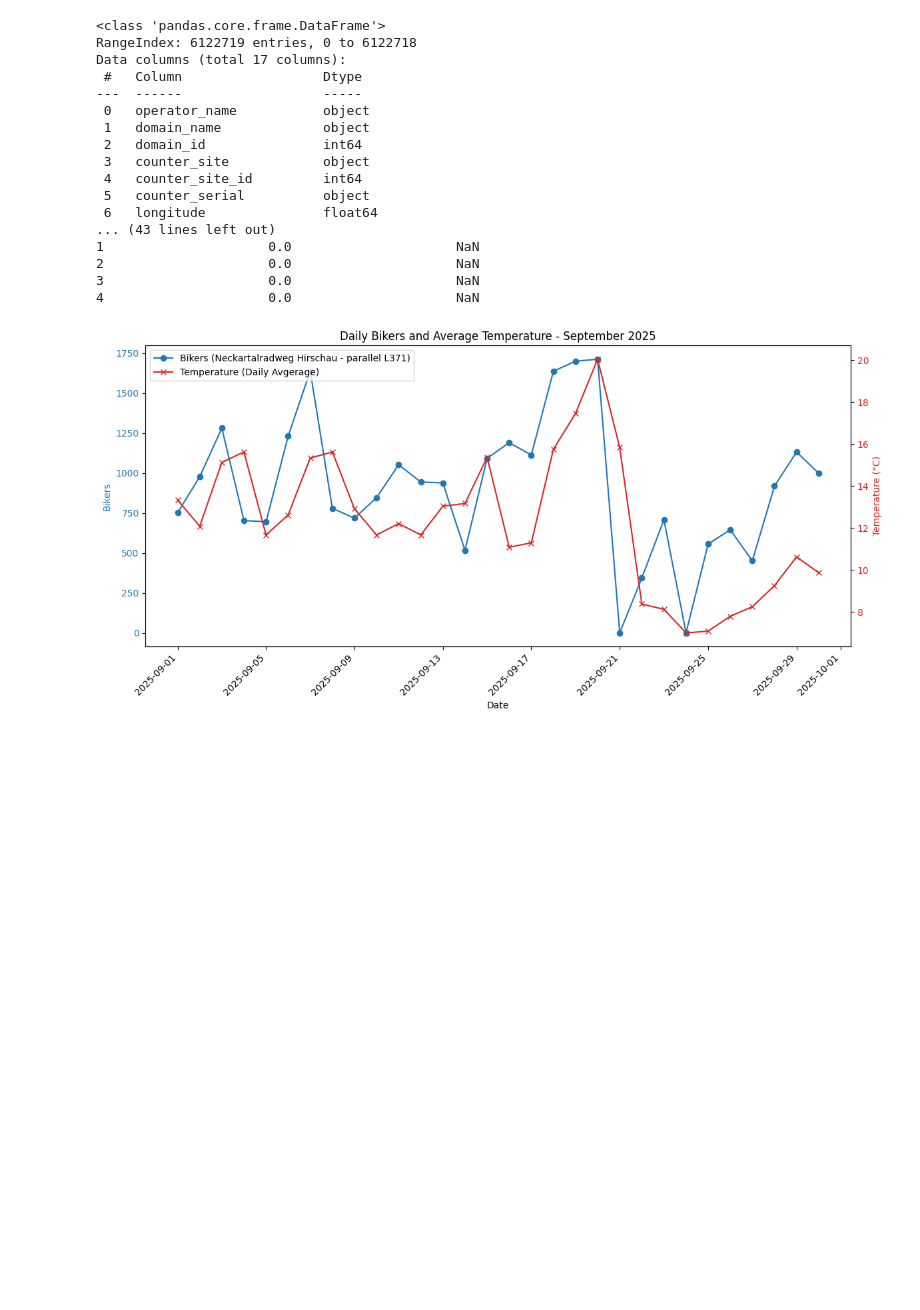
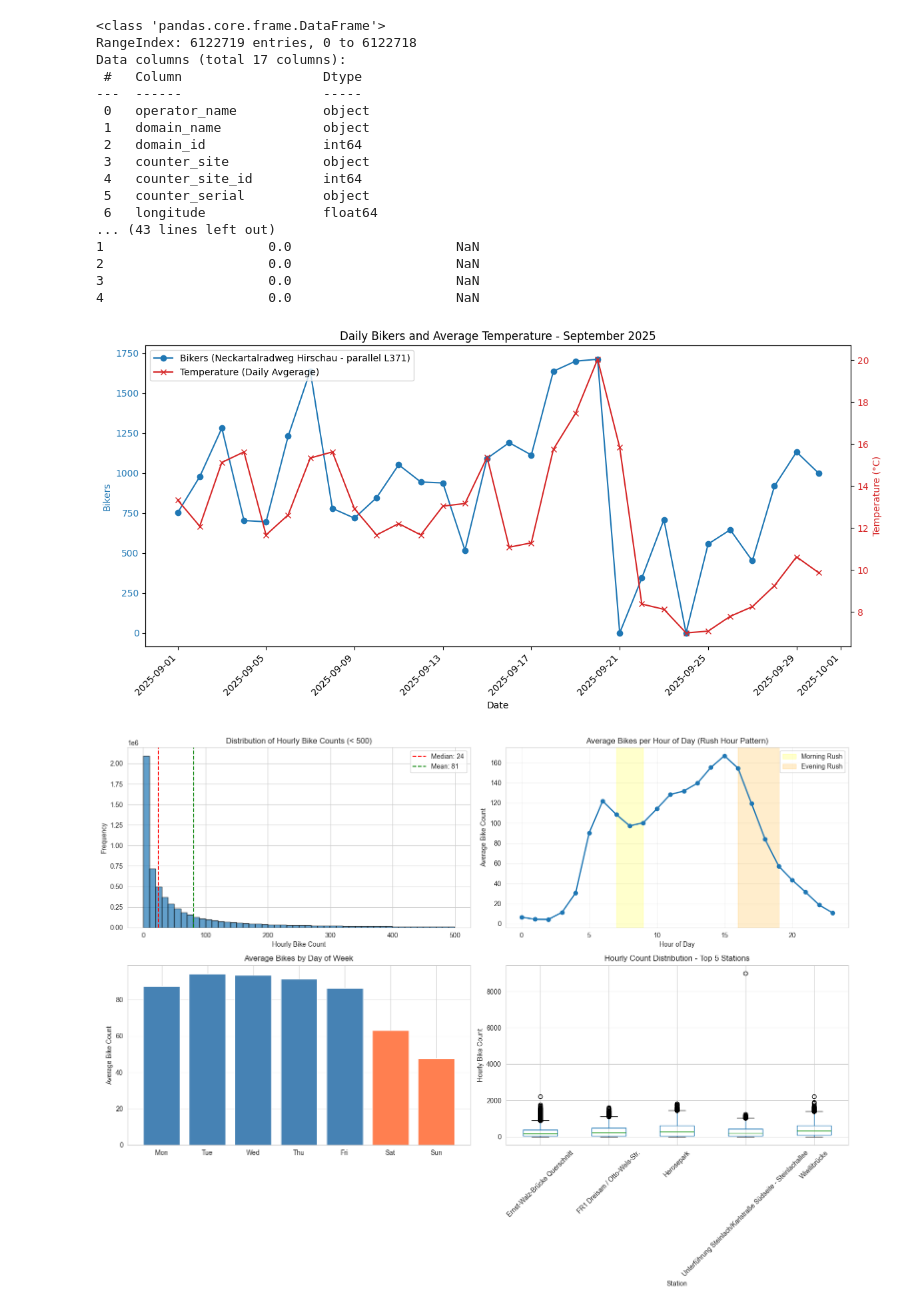
Before and after one commit to cleesee/fahrradzaehler, a Jupyter notebook: download.ipynb, the cells around one changed output. Saved outputs shown, nothing was run; the diff lists cells and outputs as text; code cells hidden in the pictures; blank space fills up the shorter version.

Commit message:
some more plots

```diff
--- a/download.ipynb
+++ b/download.ipynb
@@ -225,3 +234,66 @@ ax1.legend(lines_1 + lines_2, labels_1 + labels_2, loc='upper left')
 plt.show()
 # %% [output]
 [figure]
+# %%
+# Set style
+sns.set_style("whitegrid")
+plt.rcParams['figure.figsize'] = (15, 10)
+# %%
+#######################
+# 1. SANITY CHECKS    #
+#######################
+
+fig, axes = plt.subplots(2, 2, figsize=(16, 12))
+fig.suptitle('1. Sanity Checks - Data Realism', fontsize=16, fontweight='bold')
+
+# 1.1 Distribution of hourly counts
+ax = axes[0, 0]
+hourly_counts = df_loaded['channels_all'].dropna()
+ax.hist(hourly_counts[hourly_counts < 500], bins=50, edgecolor='black', alpha=0.7)
+ax.set_xlabel('Hourly Bike Count')
+ax.set_ylabel('Frequency')
+ax.set_title('Distribution of Hourly Bike Counts (< 500)')
+ax.axvline(hourly_counts.median(), color='red', linestyle='--', label=f'Median: {hourly_counts.median():.0f}')
+ax.axvline(hourly_counts.mean(), color='green', linestyle='--', label=f'Mean: {hourly_counts.mean():.0f}')
+ax.legend()
+
+# 1.2 Hourly pattern (average by hour of day)
+ax = axes[0, 1]
+df_loaded['hour'] = df_loaded['iso_timestamp'].dt.hour
+hourly_avg = df_loaded.groupby('hour')['channels_all'].mean()
+ax.plot(hourly_avg.index, hourly_avg.values, marker='o', linewidth=2)
+ax.set_xlabel('Hour of Day')
+ax.set_ylabel('Average Bike Count')
+ax.set_title('Average Bikes per Hour of Day (Rush Hour Pattern)')
+ax.grid(True, alpha=0.3)
+ax.axvspan(7, 9, alpha=0.2, color='yellow', label='Morning Rush')
+ax.axvspan(16, 19, alpha=0.2, color='orange', label='Evening Rush')
+ax.legend()
+
+# 1.3 Weekly pattern
+ax = axes[1, 0]
+df_loaded['dayofweek'] = df_loaded['iso_timestamp'].dt.dayofweek
+daily_avg = df_loaded.groupby('dayofweek')['channels_all'].mean()
+days = ['Mon', 'Tue', 'Wed', 'Thu', 'Fri', 'Sat', 'Sun']
+ax.bar(range(7), daily_avg.values, color=['steelblue']*5 + ['coral']*2)
+ax.set_xticks(range(7))
+ax.set_xticklabels(days)
+ax.set_ylabel('Average Bike Count')
+ax.set_title('Average Bikes by Day of Week')
+ax.grid(True, alpha=0.3, axis='y')
+
+# 1.4 Outlier detection
+ax = axes[1, 1]
+top_stations = df_loaded.groupby('counter_site')['channels_all'].sum().nlargest(5).index
+df_top = df_loaded[df_loaded['counter_site'].isin(top_stations)]
+df_top.boxplot(column='channels_all', by='counter_site', ax=ax, rot=45)
+ax.set_title('Hourly Count Distribution - Top 5 Stations')
+ax.set_xlabel('Station')
+ax.set_ylabel('Hourly Bike Count')
+plt.suptitle('')
+
+plt.tight_layout()
+plt.savefig('analysis_1_sanity_checks.png', dpi=300, bbox_inches='tight')
+plt.show()
+# %% [output]
+[figure, added]
```
Also changed, not shown: parts of 6 cells of this notebook.
